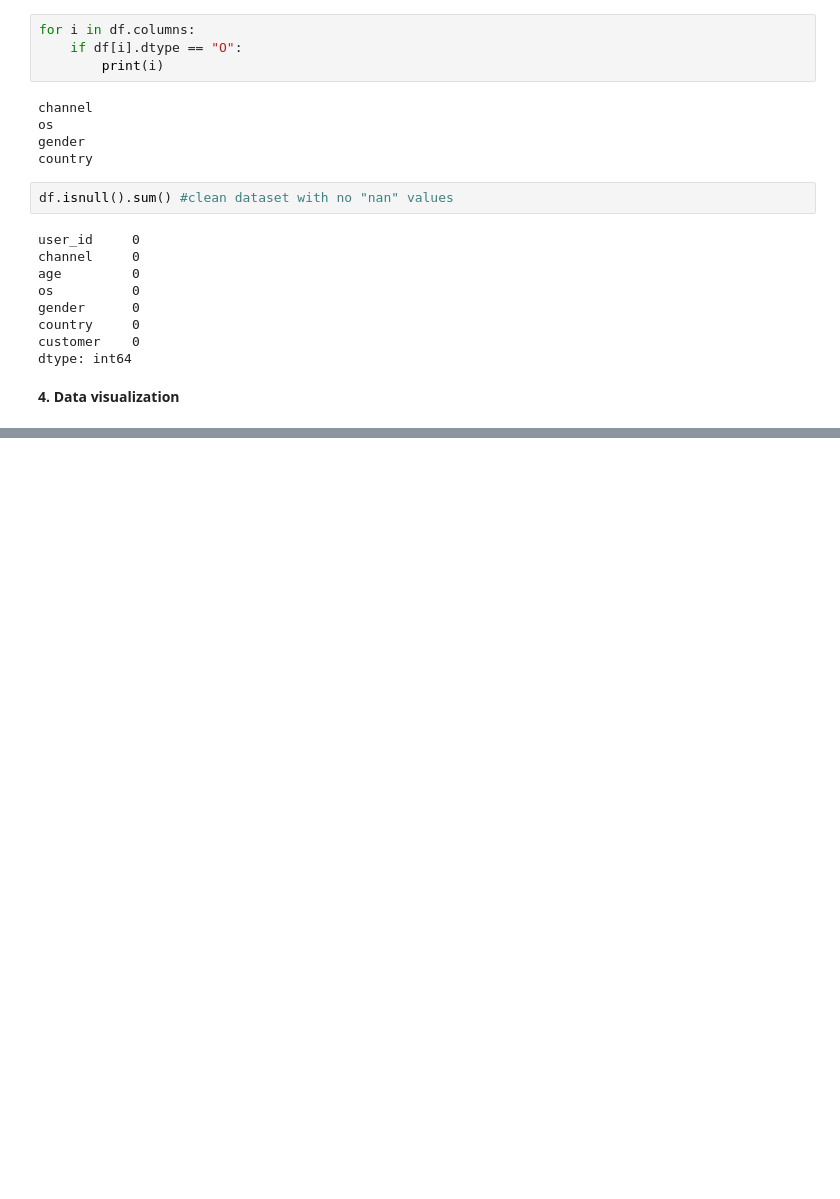
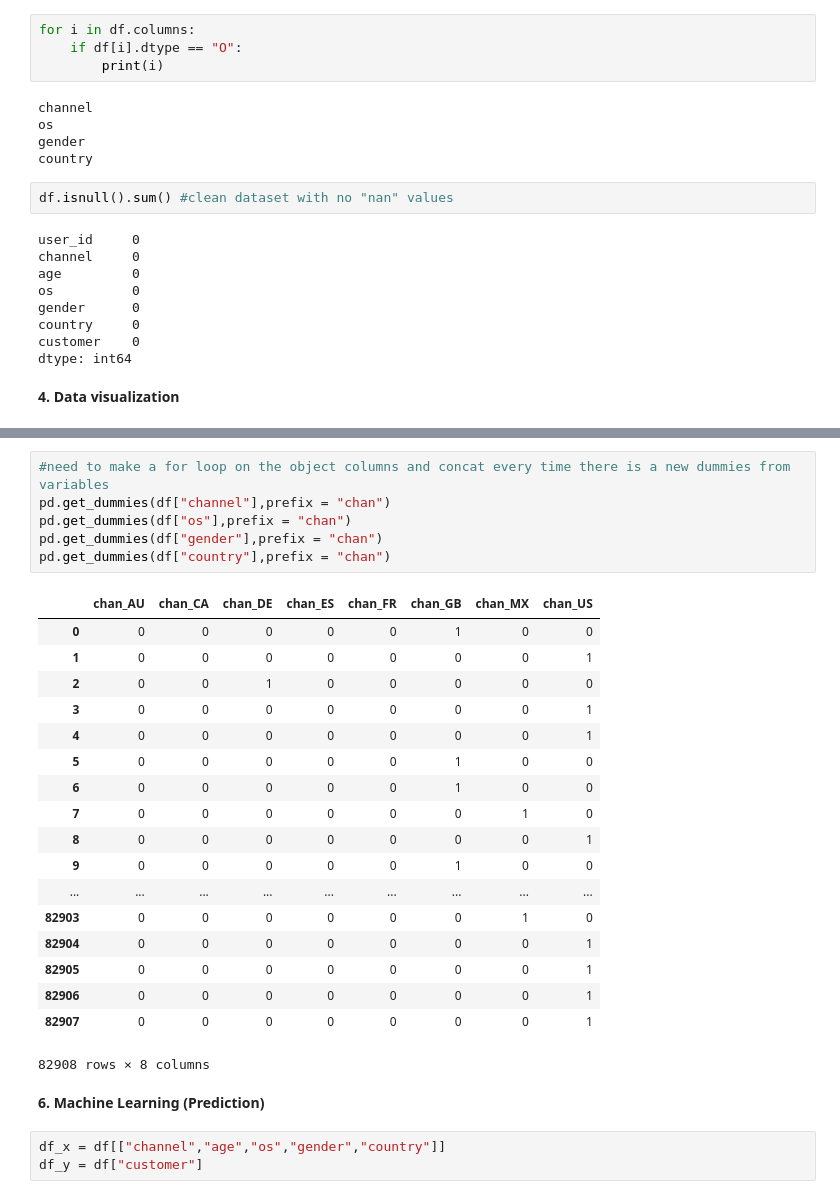
Before and after one commit to Charles1104/8fit, a Jupyter notebook: charles_verleyen_analysis_predictions.ipynb, the cells around one changed output, grey strips where cells are left out. Cells and saved outputs as stored; diff of their text form; blank space fills up the shorter version.

```diff
--- a/charles_verleyen_analysis_predictions.ipynb
+++ b/charles_verleyen_analysis_predictions.ipynb
@@ -100,0 +159,30 @@ dtype: int64
+# %%
+#need to make a for loop on the object columns and concat every time there is a new dummies from variables
+pd.get_dummies(df["channel"],prefix = "chan")
+pd.get_dummies(df["os"],prefix = "chan")
+pd.get_dummies(df["gender"],prefix = "chan")
+pd.get_dummies(df["country"],prefix = "chan")
+# %% [output]
+|  | chan_AU | chan_CA | chan_DE | chan_ES | chan_FR | chan_GB | chan_MX | chan_US |
+| 0 | 0 | 0 | 0 | 0 | 0 | 1 | 0 | 0 |
+| 1 | 0 | 0 | 0 | 0 | 0 | 0 | 0 | 1 |
+| 2 | 0 | 0 | 1 | 0 | 0 | 0 | 0 | 0 |
+| 3 | 0 | 0 | 0 | 0 | 0 | 0 | 0 | 1 |
+| 4 | 0 | 0 | 0 | 0 | 0 | 0 | 0 | 1 |
+| 5 | 0 | 0 | 0 | 0 | 0 | 1 | 0 | 0 |
+| 6 | 0 | 0 | 0 | 0 | 0 | 1 | 0 | 0 |
+| 7 | 0 | 0 | 0 | 0 | 0 | 0 | 1 | 0 |
+| 8 | 0 | 0 | 0 | 0 | 0 | 0 | 0 | 1 |
+| 9 | 0 | 0 | 0 | 0 | 0 | 1 | 0 | 0 |
+| ... | ... | ... | ... | ... | ... | ... | ... | ... |
+| 82903 | 0 | 0 | 0 | 0 | 0 | 0 | 1 | 0 |
+| 82904 | 0 | 0 | 0 | 0 | 0 | 0 | 0 | 1 |
+| 82905 | 0 | 0 | 0 | 0 | 0 | 0 | 0 | 1 |
+| 82906 | 0 | 0 | 0 | 0 | 0 | 0 | 0 | 1 |
+| 82907 | 0 | 0 | 0 | 0 | 0 | 0 | 0 | 1 |
+82908 rows × 8 columns
+# %% [markdown]
+**6\. Machine Learning (Prediction)**
+# %%
+df_x = df[["channel","age","os","gender","country"]]
+df_y = df["customer"]
```
Also changed, not shown: parts of 7 cells of this notebook.
